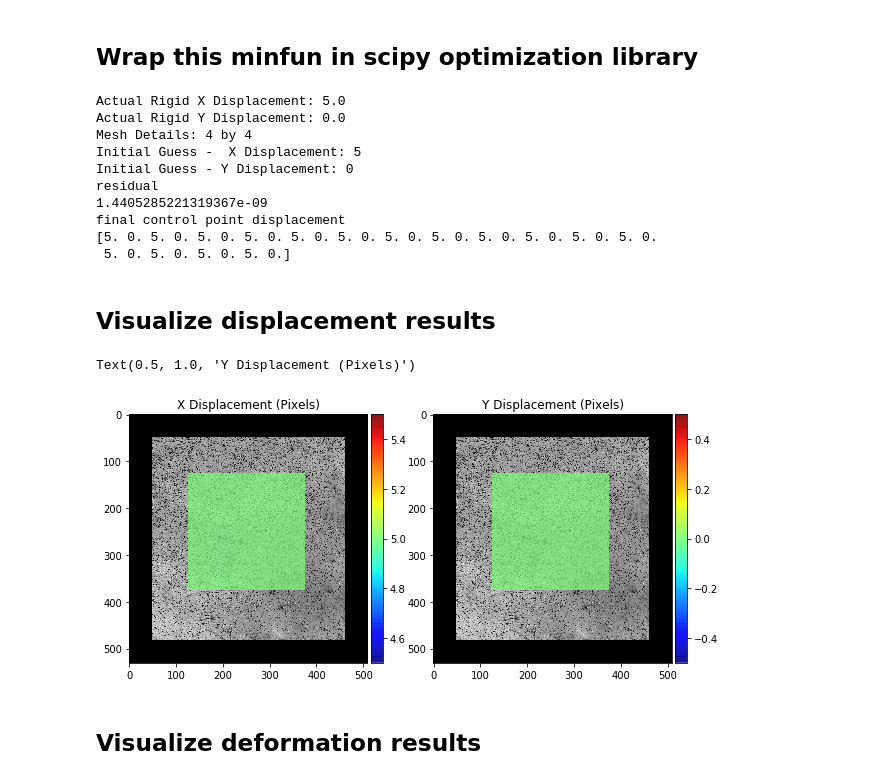
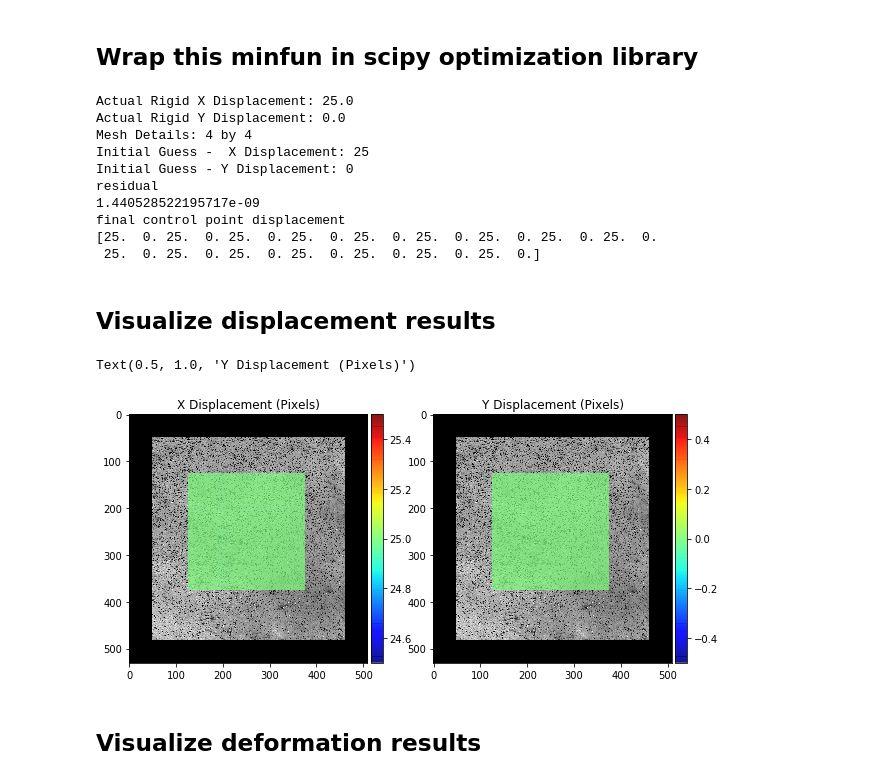
Before and after one commit to mfkiwl/splineDIC, a Jupyter notebook: notebooks/exploratory/stp_explore_NURBS_DIC.ipynb, the cells around one changed output. Drawn from its saved outputs; the diff is of its cells as text; code cells hidden in the pictures.

```diff
--- a/notebooks/exploratory/stp_explore_NURBS_DIC.ipynb
+++ b/notebooks/exploratory/stp_explore_NURBS_DIC.ipynb
@@ -50,7 +50,7 @@ plt.imshow(ref_image, cmap='gray')
 ## Deform Ref Image
 # %%
 # Translate image
-dx = 5.0
+dx = 25.0
 dy = 0.0
 transx = np.array([[1.0, 0.0, dx],
                    [0.0, 1.0, dy]])
@@ -199,16 +199,16 @@ else:
     print('final control point displacement')
     print(int_disp_vec)
 # %% [output]
-Actual Rigid X Displacement: 5.0
+Actual Rigid X Displacement: 25.0
 Actual Rigid Y Displacement: 0.0
 Mesh Details: 4 by 4
-Initial Guess -  X Displacement: 5
+Initial Guess -  X Displacement: 25
 Initial Guess - Y Displacement: 0
 residual
-1.4405285221319367e-09
+1.440528522195717e-09
 final control point displacement
-[5. 0. 5. 0. 5. 0. 5. 0. 5. 0. 5. 0. 5. 0. 5. 0. 5. 0. 5. 0. 5. 0. 5. 0.
- 5. 0. 5. 0. 5. 0. 5. 0.]
+[25.  0. 25.  0. 25.  0. 25.  0. 25.  0. 25.  0. 25.  0. 25.  0. 25.  0.
+ 25.  0. 25.  0. 25.  0. 25.  0. 25.  0. 25.  0. 25.  0.]
 # %% [markdown]
 ## Visualize displacement results
 # %%
@@ -244,24 +244,24 @@ for i in range(rowmin, rowmax):
 # %%
 # Display
 fig, (ax0, ax1) = plt.subplots(1, 2, figsize=(10, 10))
 im0 = ax0.imshow(ref_image, cmap='gray')
 Uim = ax0.imshow(U, cmap='jet', alpha=0.7)
 divider = make_axes_locatable(ax0)
 cax0 = divider.append_axes('right', size='5%', pad=0.05)
 fig.colorbar(Uim, cax=cax0)
-Uim.set_clim(4.5, 5.5)
+Uim.set_clim(24.5, 25.5)
 ax0.set_title('X Displacement (Pixels)')
 
 im1 = ax1.imshow(ref_image, cmap='gray')
 Vim = ax1.imshow(V, cmap='jet', alpha=0.7)
 divider = make_axes_locatable(ax1)
 cax1 = divider.append_axes('right', size='5%', pad=0.05)
 fig.colorbar(Vim, cax=cax1)
 Vim.set_clim(-0.5, 0.5)
 ax1.set_title('Y Displacement (Pixels)')
 # %% [output]
 Text(0.5, 1.0, 'Y Displacement (Pixels)')
-[figure, old version]
+[figure, new version]
 # %% [markdown]
 ## Visualize deformation results
 # %%
```
Also changed, not shown: parts of 2 cells of this notebook.
